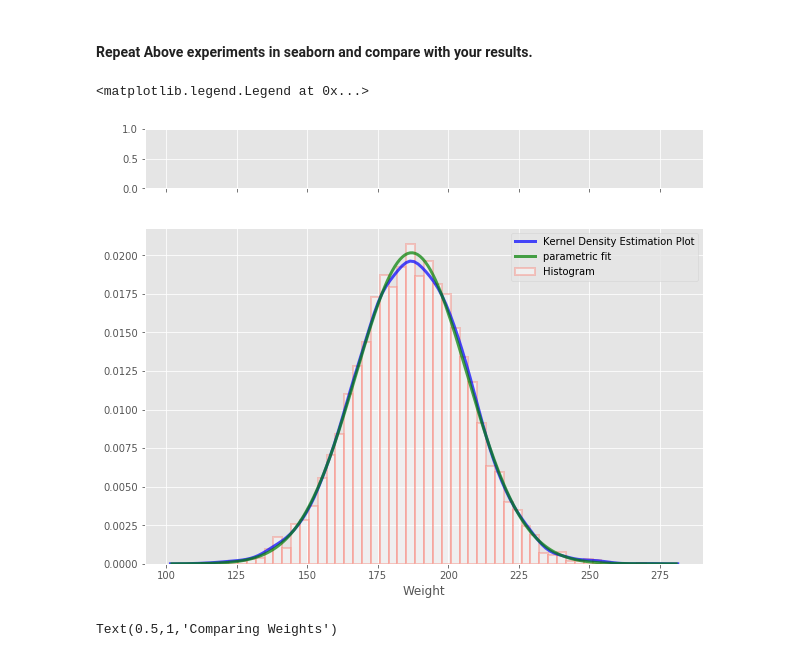
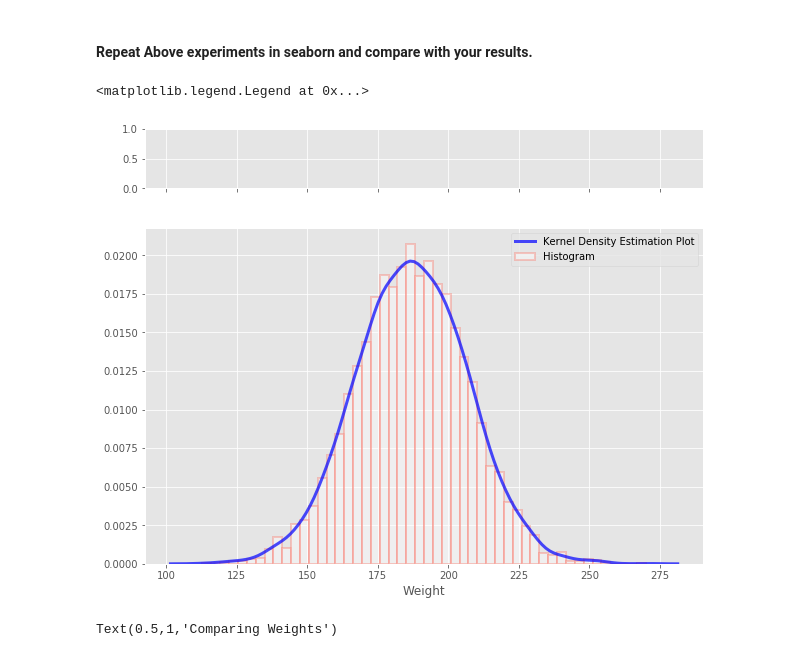
Before and after one commit to rvent/dsc-1-09-11-the-probability-density-function-lab-nyc-ds-career-012819, a Jupyter notebook: index.ipynb, the cells around one changed output. Cells and saved outputs as stored; diff of their text form; code cells hidden in the pictures.

```diff
--- a/index.ipynb
+++ b/index.ipynb
@@ -137,28 +137,27 @@ plt.show()
 # %%
 import scipy.stats as stats
 import seaborn as sns
 
 fig, (ax, ax2) = plt.subplots(2, sharex=True, gridspec_kw={"height_ratios": (.15, .85)},
                               figsize = (10,8))
 
 sns.distplot(male_df.Weight,
              hist=True, hist_kws={
                                   "linewidth": 2,
                                   "edgecolor" :'salmon',
                                   "alpha": 0.4,
                                   "color":  "w",
                                   "label": "Histogram",
                                   },
              kde=True, kde_kws = {'linewidth': 3,
                                   'color': "blue",
                                   "alpha": 0.7,
                                   'label':'Kernel Density Estimation Plot'
-
-             ax=ax2)
+                                 })
 plt.legend()
 # %% [output]
 <matplotlib.legend.Legend at 0x...>
-[figure, old version]
+[figure, new version]
 # %%
 # %% [output]
 Text(0.5,1,'Comparing Weights')
```
